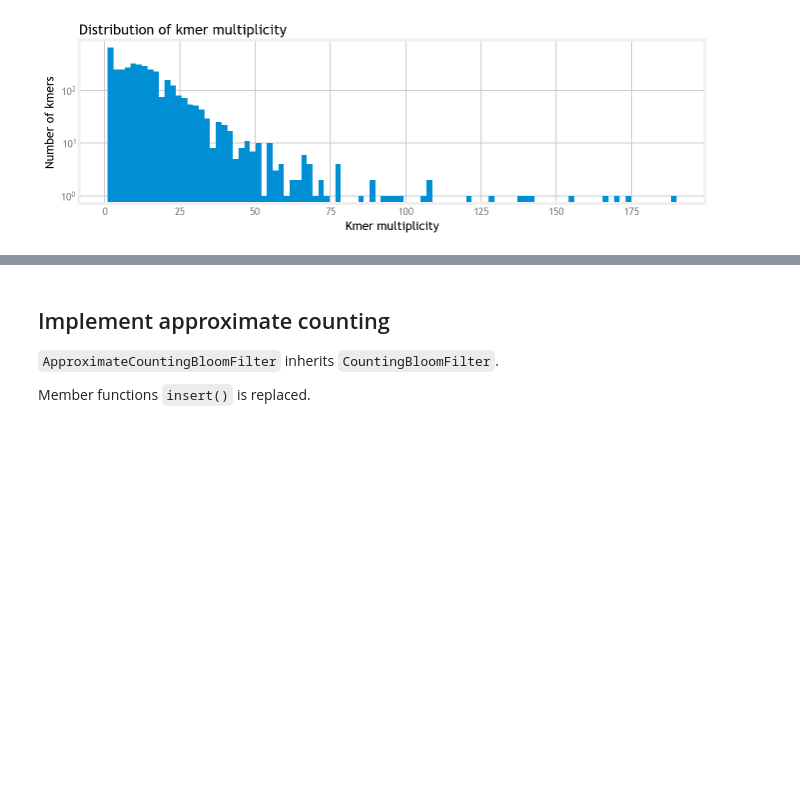
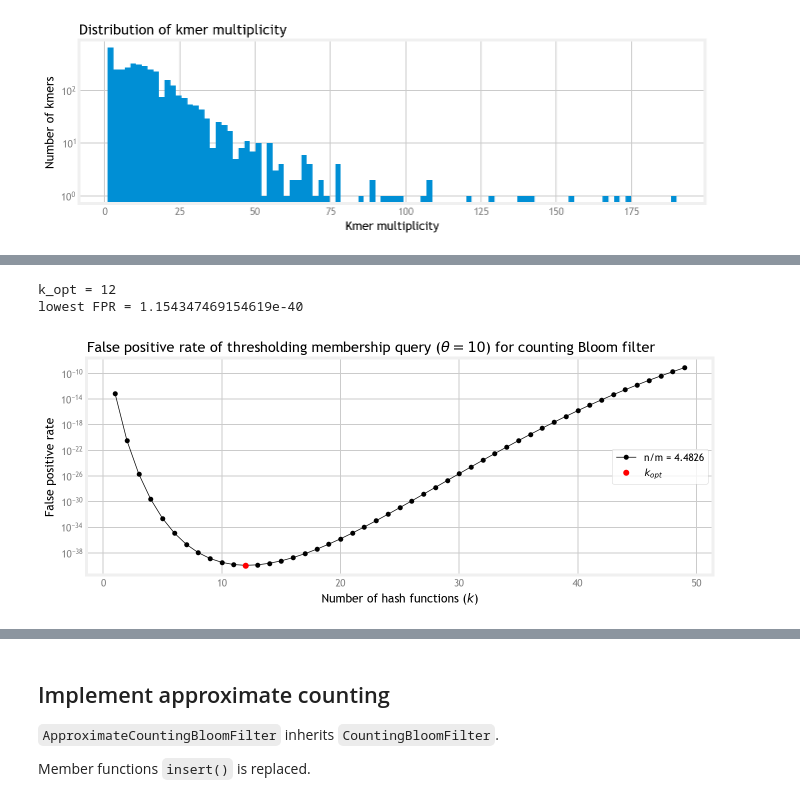
Before and after one commit to milkschen/approx_counting_bloom_filter, a Jupyter notebook: approx_cbf.ipynb, the cells around one changed output, grey strips where cells are left out. Saved outputs shown, nothing was run; the diff lists cells and outputs as text; code cells hidden in the pictures; blank space fills up the shorter version.

Commit message:
finished kmer experiment for CBF

```diff
--- a/approx_cbf.ipynb
+++ b/approx_cbf.ipynb
@@ -253,9 +269,10 @@ size_kmer = 6
 list_kmer = []
 for i in range(len(seq) - size_kmer + 1):
     list_kmer.append(seq[i : i + size_kmer])
+set_kmer = set(list_kmer)
 
 print (f'Number of kmers: {len(list_kmer)}')
-print (f'Number of distinct kmers: {len(set(list_kmer))}')
+print (f'Number of distinct kmers: {len(set_kmer)}')
 
 # Get counts for each distinct kmer
 list_count = []
@@ -282,0 +320,47 @@ The size of input stream $m$ is 49996, and let's set the size of the filter $n$
+# %%
+from scipy.special import gamma, gammaincc
+
+theta = 10
+size_filter = 16384
+size_input = len(set_kmer)
+
+# There may be a typo in Kim et al.'s paper, need to check further
+# k_upper_limit = math.ceil((theta + 1) * m / size_filter)
+k_upper_limit = math.ceil((theta + 1) * size_filter / size_input)
+
+# For plotting
+list_k = []
+list_p = []
+
+for k in range(1, k_upper_limit):
+    kappa = k * size_input / size_filter
+    gamma_k = gammaincc(theta, kappa) * gamma(theta)
+    gamma_0 = gamma(theta)
+    p_fp_new = (1 - (gamma_k / gamma_0)) ** k
+
+    list_k.append(k)
+    list_p.append(p_fp_new)
+
+    # Comment to plot a complete graph
+#     if p_fp_new > p_fp:
+#         break
+#     else:
+#         p_fp = p_fp_new
+
+k_opt = list_k[list_p.index(min(list_p))]
+print (f'k_opt = {k_opt}')
+print (f'lowest FPR = {list_p[k_opt-1]}')
+
+fig, ax = plt.subplots(figsize=(10,4))
+ax.set_title(r'False positive rate of thresholding membership query ($\theta = $' + f'${theta}$) for counting Bloom filter', loc = 'left')
+ax.set_xlabel(f'Number of hash functions ($k$)')
+ax.set_ylabel('False positive rate')
+ax.set_yscale("log", nonposy='clip')
+plt.plot(list_k, list_p, 'ko-', lw = 0.7, markersize = 4, label = f'n/m = {size_filter / size_input:.4f}')
+plt.plot(k_opt, list_p[k_opt-1], 'ro', markersize=5, label = r'$k_{opt}$')
+ax.legend(loc = 'right')
+plt.show()
+# %% [output]
+k_opt = 12
+lowest FPR = 1.154347469154619e-40
+[figure, added]
```
Also changed, not shown: parts of 15 cells of this notebook.
